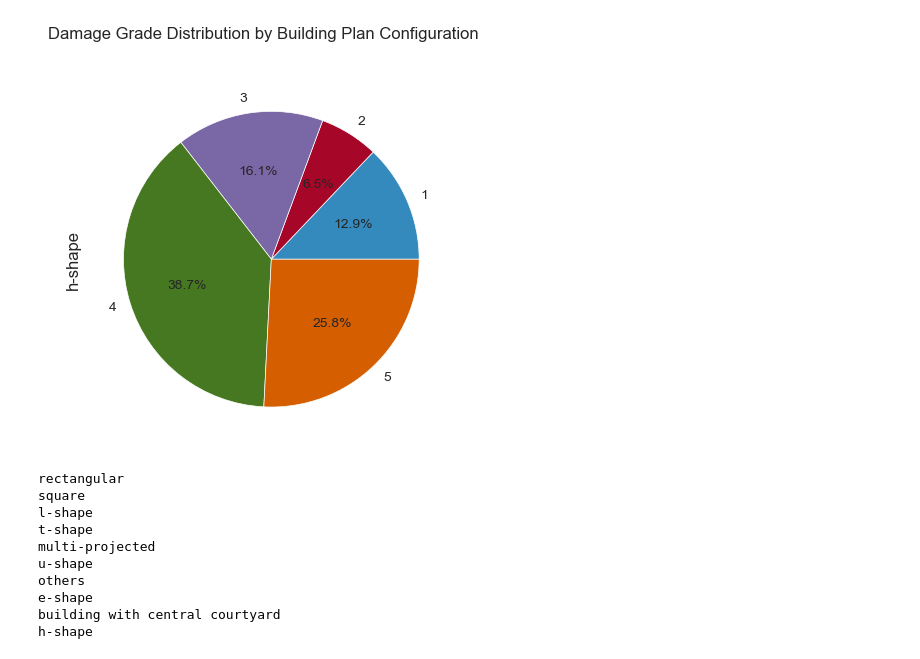
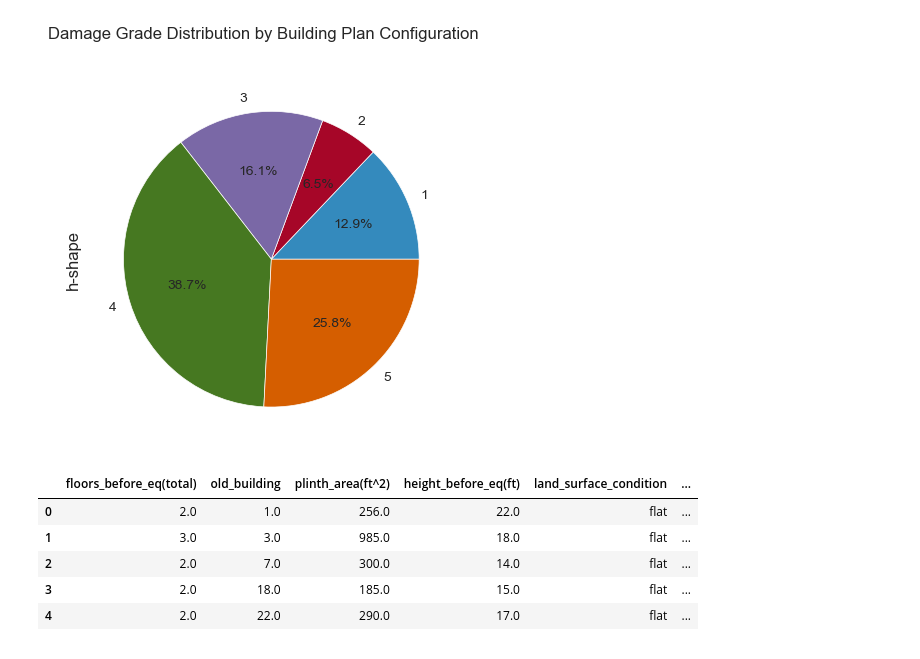
Before and after one commit to elskow/Data-Elims, a Jupyter notebook: 3-EDA/EDA.ipynb, the cells around one changed output. Cells and saved outputs as stored; diff of their text form; code cells hidden in the pictures.

```diff
--- a/3-EDA/EDA.ipynb
+++ b/3-EDA/EDA.ipynb
@@ -116,17 +172,12 @@ for i, col in enumerate(correlate.iloc[0:,:]):
 [figure]
 [figure]
 [figure]
-# %%
-for i in correlate.iloc[0:,:]:
-    print(i)
-# %% [output]
-rectangular
-square
-l-shape
-t-shape
-multi-projected
-u-shape
-others
-e-shape
-building with central courtyard
-h-shape
+# %%
+train_data.head()
+# %% [output]
+|  | floors_before_eq(total) | old_building | plinth_area(ft^2) | height_before_eq(ft) | land_surface_condition | ... |
+| 0 | 2.0 | 1.0 | 256.0 | 22.0 | flat | ... |
+| 1 | 3.0 | 3.0 | 985.0 | 18.0 | flat | ... |
+| 2 | 2.0 | 7.0 | 300.0 | 14.0 | flat | ... |
+| 3 | 2.0 | 18.0 | 185.0 | 15.0 | flat | ... |
+| 4 | 2.0 | 22.0 | 290.0 | 17.0 | flat | ... |
```
Also changed, not shown: parts of 13 cells of this notebook.
